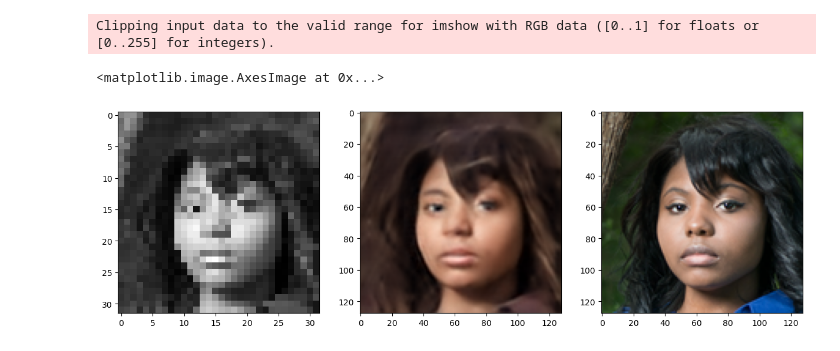
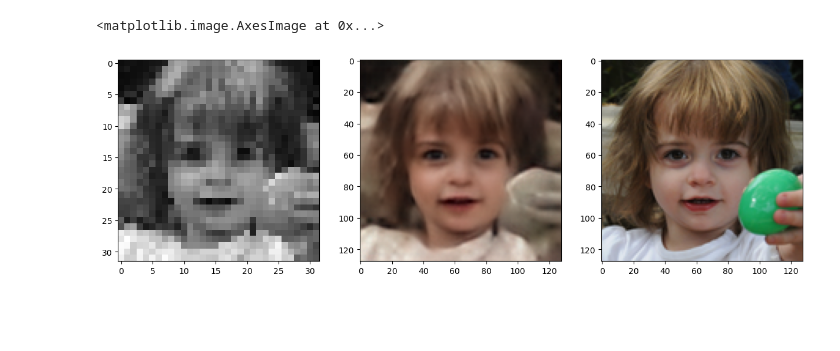
Before and after one commit to SergeyBokhantsev/Tensorflow, a Jupyter notebook: src/Prediction.ipynb, the cells around one changed output. Saved outputs shown, nothing was run; the diff lists cells and outputs as text; code cells hidden in the pictures; blank space fills up the shorter version.

```diff
--- a/src/Prediction.ipynb
+++ b/src/Prediction.ipynb
@@ -40,12 +40,39 @@ def scale_and_normalize(img, size):
     if (img.shape[0] != size or img.shape[1] != size):
         img = cv2.resize(img, (size, size))
     return img / 255
+# %%
+class CenterImagePriorityLoss(tf.keras.losses.Loss):
+
+  # Defines the multiplication of a center MSE over a total MSE
+  cmr = 1
+  # Defines the center area ratio: example car=0.5 means the center area size will be 1/2 of the image H and W
+  car = 0.5
+
+  def __init__(self, reduction, name):
+    super().__init__()
+    self.cmr = 2
+    self.car = 0.65
+
+  def call(self, y_true, y_pred):
+
+    # Calculate MSE of the full image
+    full_img_mse = tf.reduce_mean(tf.square(y_pred-y_true))
+
+    # Calculate MSE of center area
+    margin = int(y_img_size * (1.0-self.car) / 2)
+    y_true = y_true[:,margin:y_img_size-margin, margin:y_img_size-margin,:]
+    y_pred = y_pred[:,margin:y_img_size-margin, margin:y_img_size-margin,:]
+    center_img_mse = tf.reduce_mean(tf.square(y_pred-y_true))
+
+    # Calculate final MSE
+    return (full_img_mse + center_img_mse*(self.cmr-1)) / self.cmr
 # %%
 os.environ['KMP_DUPLICATE_LIB_OK']='True'
 
-model = tf.keras.models.load_model('../model', custom_objects={'psnr':psnr})
+model = tf.keras.models.load_model('../model_f1', custom_objects={'psnr':psnr, 'CenterImagePriorityLoss': CenterImagePriorityLoss})
 # %%
-orig = cv2.imread('../data/test/69000/69041.png')
+
+orig = cv2.imread('../data/test/69000/69309.png')
 
 orig = cv2.cvtColor(orig, cv2.COLOR_BGR2RGB)
 x = cv2.cvtColor(orig, cv2.COLOR_RGB2GRAY)
@@ -65,3 +92,2 @@ axarr[2].imshow(orig)
-Clipping input data to the valid range for imshow with RGB data ([0..1] for floats or [0..255] for integers).
+<matplotlib.image.AxesImage at 0x...>
-<matplotlib.image.AxesImage at 0x...>
-[figure, old version]
+[figure, new version]
```
Also changed, not shown: parts of 1 cell of this notebook, 1 other file.
